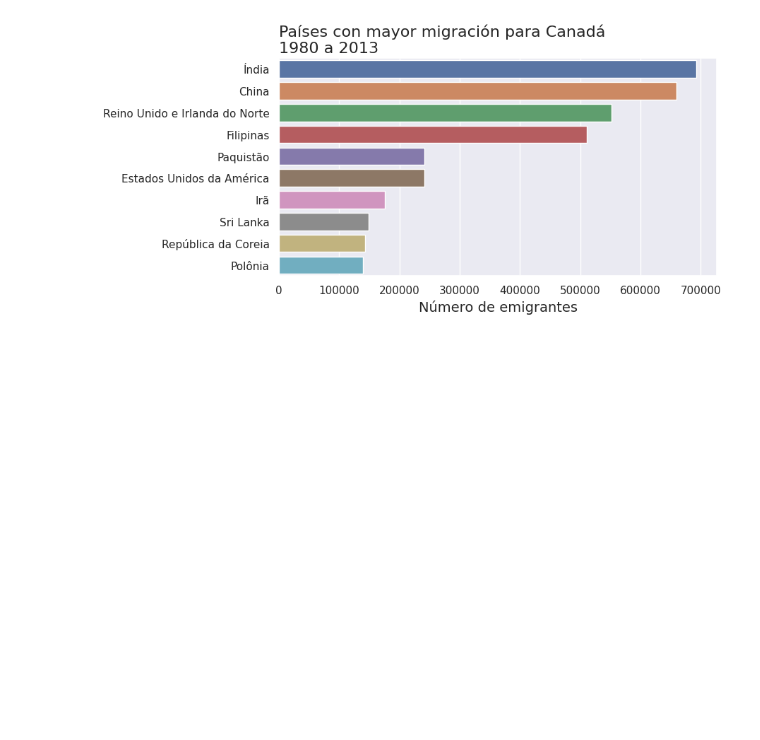
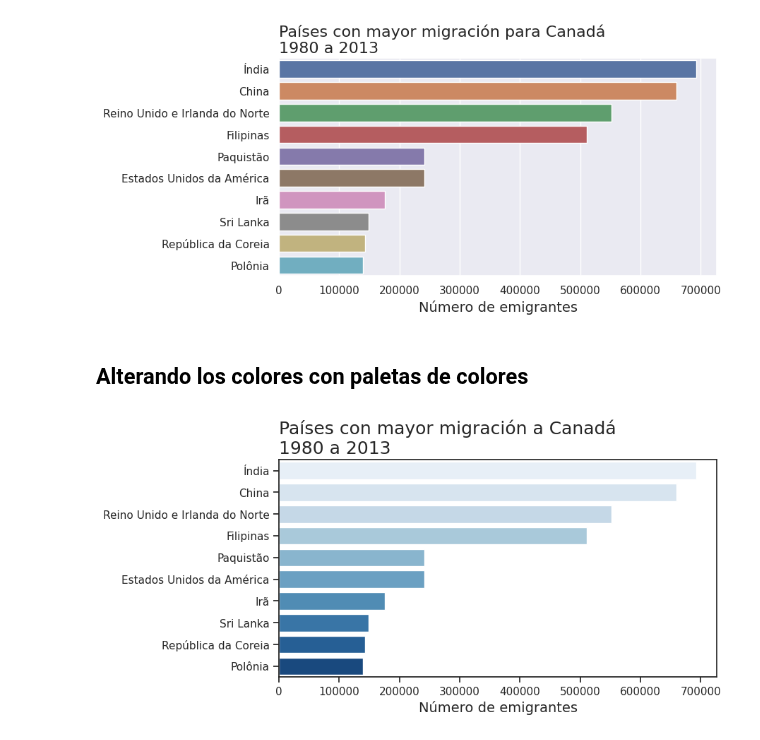
Before and after one commit to ygor-github/data_visualization, a Jupyter notebook: Aula.ipynb, the cells around one changed output. Drawn from its saved outputs; the diff is of its cells as text; code cells hidden in the pictures; blank space fills up the shorter version.

```diff
--- a/Aula.ipynb
+++ b/Aula.ipynb
@@ -779,3 +779,18 @@ ax.set_ylabel('')
 plt.show()
 # %% [output]
 [figure]
+# %% [markdown]
+## Alterando los colores con paletas de colores
+# %%
+def gerar_grafico_paleta(palette):
+    fig, ax = plt.subplots(figsize=(8,4))
+    ax = sns.barplot(data=top10, y=top10.index, x='Total', hue=top10.index, legend=False, orient='h', palette=palette)
+    ax.set_title('Países con mayor migración a Canadá\n1980 a 2013', fontsize=18, loc='left')
+    ax.set_xlabel('Número de emigrantes', fontsize=14)
+    ax.set_ylabel('')
+
+    plt.show()
+# %%
+gerar_grafico_paleta('Blues')
+# %% [output]
+[figure, added]
```
Also changed, not shown: parts of 10 cells of this notebook, 1 other file.
